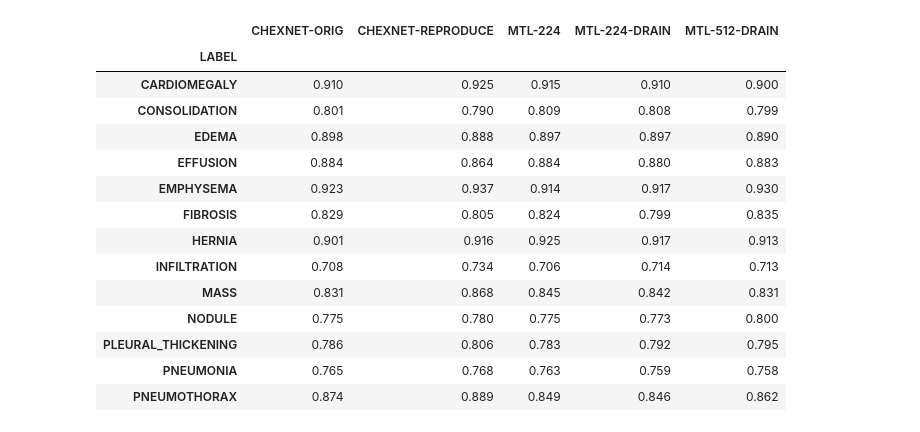
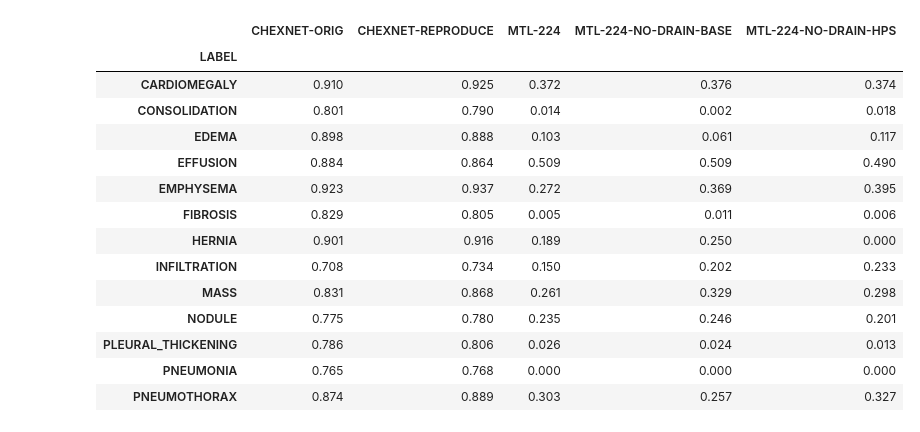
Before and after one commit to tsy935/metal, a Jupyter notebook: metal/mmtl/cxr/analysis/notebooks/compare_to_chexnet.ipynb, the cells around one changed output. Cells and saved outputs as stored; diff of their text form; code cells hidden in the pictures.

```diff
--- a/metal/mmtl/cxr/analysis/notebooks/compare_to_chexnet.ipynb
+++ b/metal/mmtl/cxr/analysis/notebooks/compare_to_chexnet.ipynb
@@ -13,37 +16,43 @@ reproduce_chexnet_results = pd.read_csv(reproduce_chexnet_results_path,
 reproduce_chexnet_results.index = reproduce_chexnet_results.index.str.upper()
 # %%
 # Specify log directory to pull results from
-log_base_dir = '/lfs/1/jdunnmon/repos/metal/logs/2019_04_13'
+log_base_dir = '/dfs/scratch0/jdunnmon/mmtl/results/cxr/logs_for_plotting'
 logs_to_load = {
                 'MTL-224':'baseline_chexnet_equivalent_results',
-                'MTL-224-DRAIN':'baseline_chexnet_equivalent_results_with_drain',
-               # 'MTL-512':'baseline_chexnet_equivalent_results_512', # GET WHEN FINISHED
-                'MTL-512-DRAIN':'baseline_chexnet_equivalent_results_with_drain_512',
+                'MTL-224-NO-DRAIN-BASE': 'new_drain_data_without_slice',
+                'MTL-224-NO-DRAIN-HPS': 'new_drain_data_with_slice'
+                #'MTL-224-DRAIN':'baseline_chexnet_equivalent_results_with_drain',
+                #'MTL-512':'baseline_chexnet_equivalent_results_512', # GET WHEN FINISHED
+                #'MTL-512-DRAIN':'baseline_chexnet_equivalent_results_with_drain_512',
                 }
 
-df_compare = reproduce_chexnet_results
+df_results_dict = {}
+df_results_dict['roc-auc'] = reproduce_chexnet_results.copy()
+df_results_dict['f1'] = reproduce_chexnet_results.copy()
+
 for name, log in logs_to_load.items():
     # Loading all json logs
     results = load_results_from_log(os.path.join(log_base_dir,log))
-    df_compare = get_cxr14_rocs_from_log(df_compare, results['metrics'], col_name=name)
+    df_results_dict['roc-auc'] = get_cxr14_rocs_from_log(df_results_dict['roc-auc'], results['metrics'], col_name=name, plot_metric='roc-auc')
+    df_results_dict['f1'] = get_cxr14_rocs_from_log(df_results_dict['f1'], results['metrics'], col_name=name, plot_metric='f1')
 # %%
-df_compare.round(3)
+df_results_dict['f1'].round(3)
 # %% [output]
-|  | CHEXNET-ORIG | CHEXNET-REPRODUCE | MTL-224 | MTL-224-DRAIN | MTL-512-DRAIN |
+|  | CHEXNET-ORIG | CHEXNET-REPRODUCE | MTL-224 | MTL-224-NO-DRAIN-BASE | MTL-224-NO-DRAIN-HPS |
 | LABEL |  |  |  |  |  |
-| CARDIOMEGALY | 0.910 | 0.925 | 0.915 | 0.910 | 0.900 |
-| CONSOLIDATION | 0.801 | 0.790 | 0.809 | 0.808 | 0.799 |
-| EDEMA | 0.898 | 0.888 | 0.897 | 0.897 | 0.890 |
-| EFFUSION | 0.884 | 0.864 | 0.884 | 0.880 | 0.883 |
-| EMPHYSEMA | 0.923 | 0.937 | 0.914 | 0.917 | 0.930 |
-| FIBROSIS | 0.829 | 0.805 | 0.824 | 0.799 | 0.835 |
-| HERNIA | 0.901 | 0.916 | 0.925 | 0.917 | 0.913 |
-| INFILTRATION | 0.708 | 0.734 | 0.706 | 0.714 | 0.713 |
-| MASS | 0.831 | 0.868 | 0.845 | 0.842 | 0.831 |
-| NODULE | 0.775 | 0.780 | 0.775 | 0.773 | 0.800 |
-| PLEURAL_THICKENING | 0.786 | 0.806 | 0.783 | 0.792 | 0.795 |
-| PNEUMONIA | 0.765 | 0.768 | 0.763 | 0.759 | 0.758 |
-| PNEUMOTHORAX | 0.874 | 0.889 | 0.849 | 0.846 | 0.862 |
+| CARDIOMEGALY | 0.910 | 0.925 | 0.372 | 0.376 | 0.374 |
+| CONSOLIDATION | 0.801 | 0.790 | 0.014 | 0.002 | 0.018 |
+| EDEMA | 0.898 | 0.888 | 0.103 | 0.061 | 0.117 |
+| EFFUSION | 0.884 | 0.864 | 0.509 | 0.509 | 0.490 |
+| EMPHYSEMA | 0.923 | 0.937 | 0.272 | 0.369 | 0.395 |
+| FIBROSIS | 0.829 | 0.805 | 0.005 | 0.011 | 0.006 |
+| HERNIA | 0.901 | 0.916 | 0.189 | 0.250 | 0.000 |
+| INFILTRATION | 0.708 | 0.734 | 0.150 | 0.202 | 0.233 |
+| MASS | 0.831 | 0.868 | 0.261 | 0.329 | 0.298 |
+| NODULE | 0.775 | 0.780 | 0.235 | 0.246 | 0.201 |
+| PLEURAL_THICKENING | 0.786 | 0.806 | 0.026 | 0.024 | 0.013 |
+| PNEUMONIA | 0.765 | 0.768 | 0.000 | 0.000 | 0.000 |
+| PNEUMOTHORAX | 0.874 | 0.889 | 0.303 | 0.257 | 0.327 |
 # %%
 import matplotlib.pyplot as plt
 # https://pandas.pydata.org/pandas-docs/stable/reference/api/pandas.DataFrame.plot.bar.html
```
Also changed, not shown: parts of 6 cells of this notebook, 1 other file.
